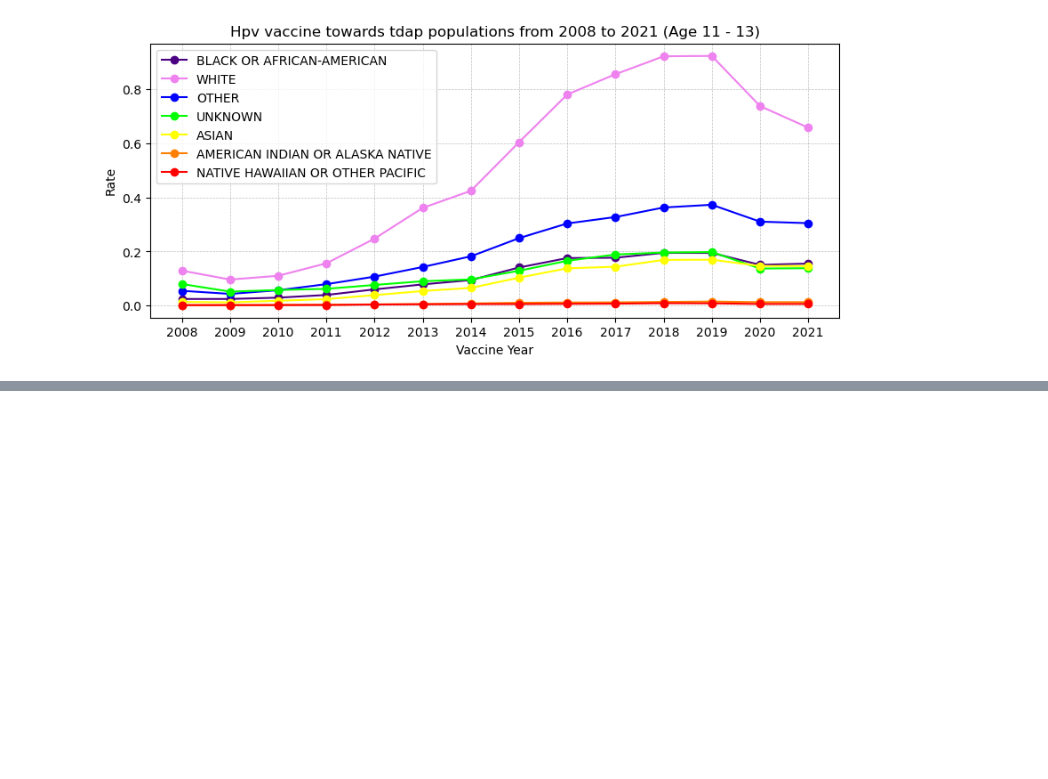
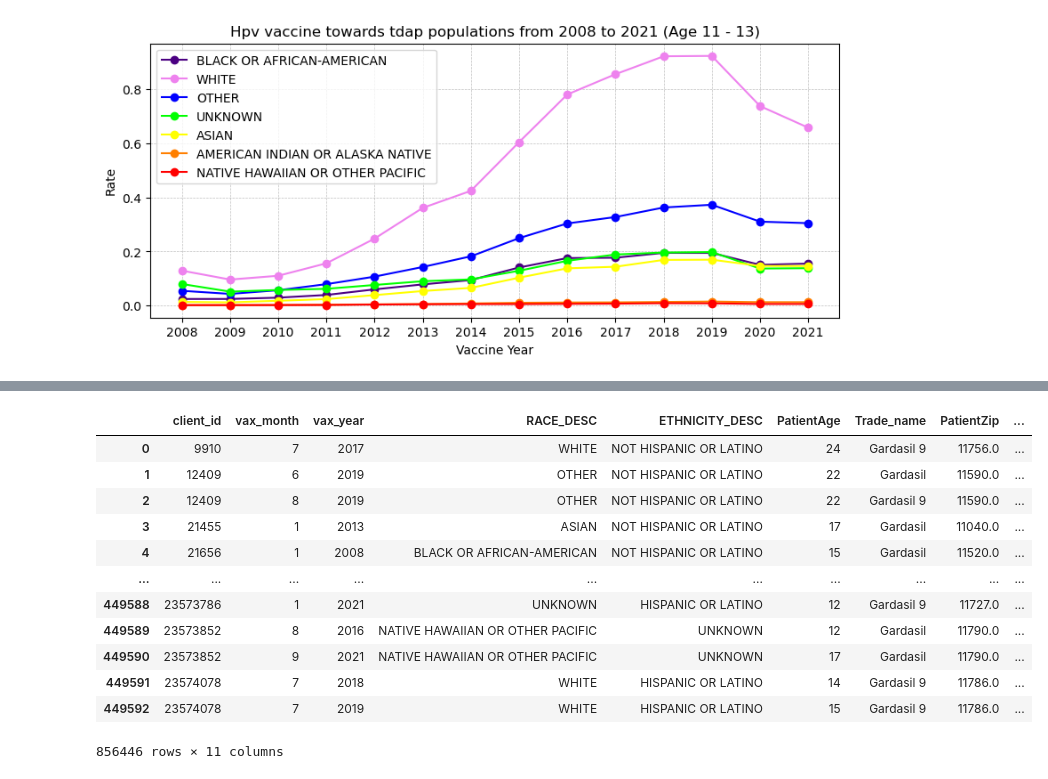
Before and after one commit to ZihanDing/EHR_project, a Jupyter notebook: HpvVaccine/NYSIIS_analysis.ipynb, the cells around one changed output, grey strips where cells are left out. Drawn from its saved outputs; the diff is of its cells as text; code cells hidden in the pictures; blank space fills up the shorter version.

```diff
--- a/HpvVaccine/NYSIIS_analysis.ipynb
+++ b/HpvVaccine/NYSIIS_analysis.ipynb
@@ -1332,0 +1385,16 @@ plt.show()
+# %%
+df_hpv
+# %% [output]
+|  | client_id | vax_month | vax_year | RACE_DESC | ETHNICITY_DESC | PatientAge | Trade_name | PatientZip | ... |
+| 0 | 9910 | 7 | 2017 | WHITE | NOT HISPANIC OR LATINO | 24 | Gardasil 9 | 11756.0 | ... |
+| 1 | 12409 | 6 | 2019 | OTHER | NOT HISPANIC OR LATINO | 22 | Gardasil | 11590.0 | ... |
+| 2 | 12409 | 8 | 2019 | OTHER | NOT HISPANIC OR LATINO | 22 | Gardasil 9 | 11590.0 | ... |
+| 3 | 21455 | 1 | 2013 | ASIAN | NOT HISPANIC OR LATINO | 17 | Gardasil | 11040.0 | ... |
+| 4 | 21656 | 1 | 2008 | BLACK OR AFRICAN-AMERICAN | NOT HISPANIC OR LATINO | 15 | Gardasil | 11520.0 | ... |
+| ... | ... | ... | ... | ... | ... | ... | ... | ... | ... |
+| 449588 | 23573786 | 1 | 2021 | UNKNOWN | HISPANIC OR LATINO | 12 | Gardasil 9 | 11727.0 | ... |
+| 449589 | 23573852 | 8 | 2016 | NATIVE HAWAIIAN OR OTHER PACIFIC | UNKNOWN | 12 | Gardasil | 11790.0 | ... |
+| 449590 | 23573852 | 9 | 2021 | NATIVE HAWAIIAN OR OTHER PACIFIC | UNKNOWN | 17 | Gardasil | 11790.0 | ... |
+| 449591 | 23574078 | 7 | 2018 | WHITE | HISPANIC OR LATINO | 14 | Gardasil 9 | 11786.0 | ... |
+| 449592 | 23574078 | 7 | 2019 | WHITE | HISPANIC OR LATINO | 15 | Gardasil 9 | 11786.0 | ... |
+856446 rows × 11 columns
```
Also changed, not shown: parts of 8 cells of this notebook, 2 other files.
